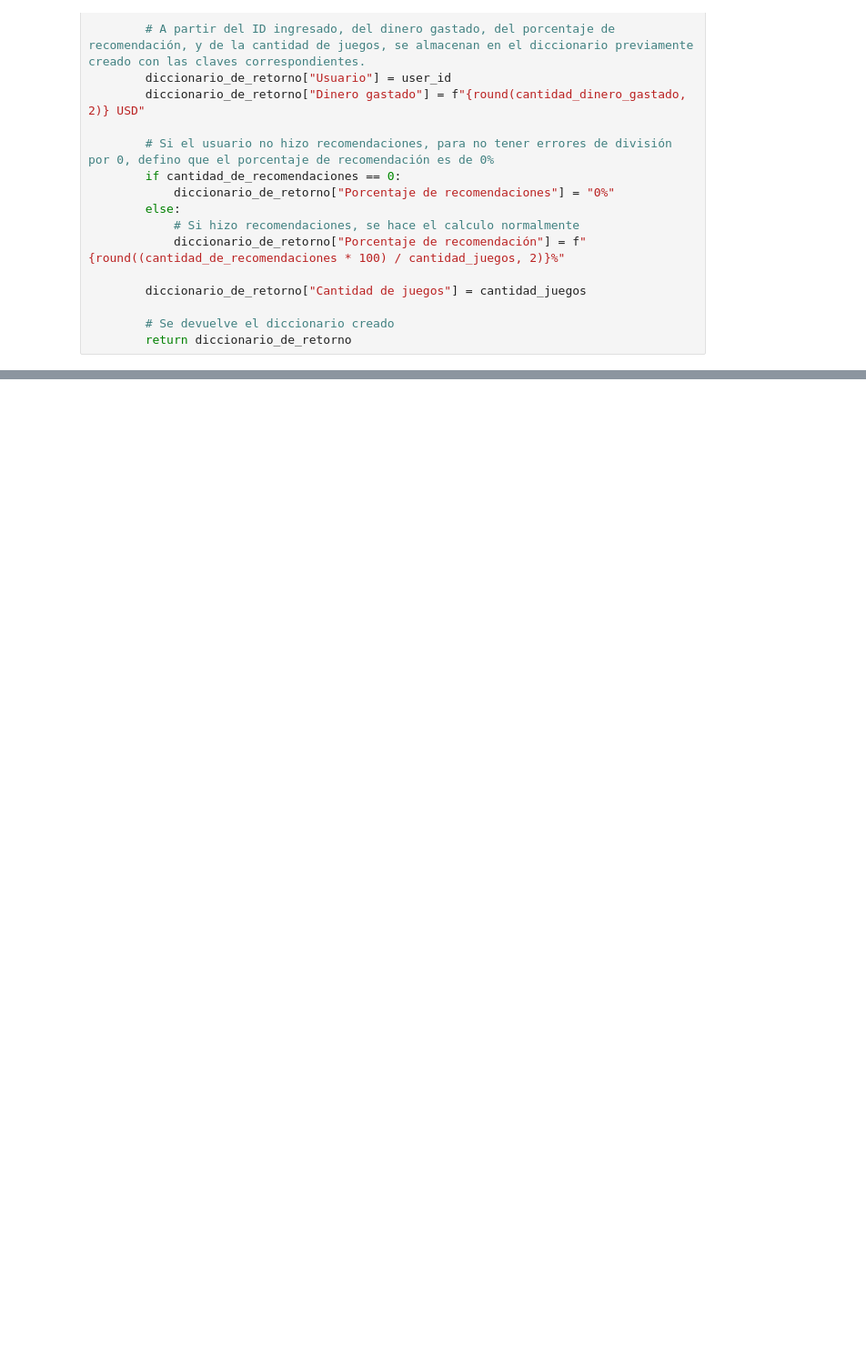
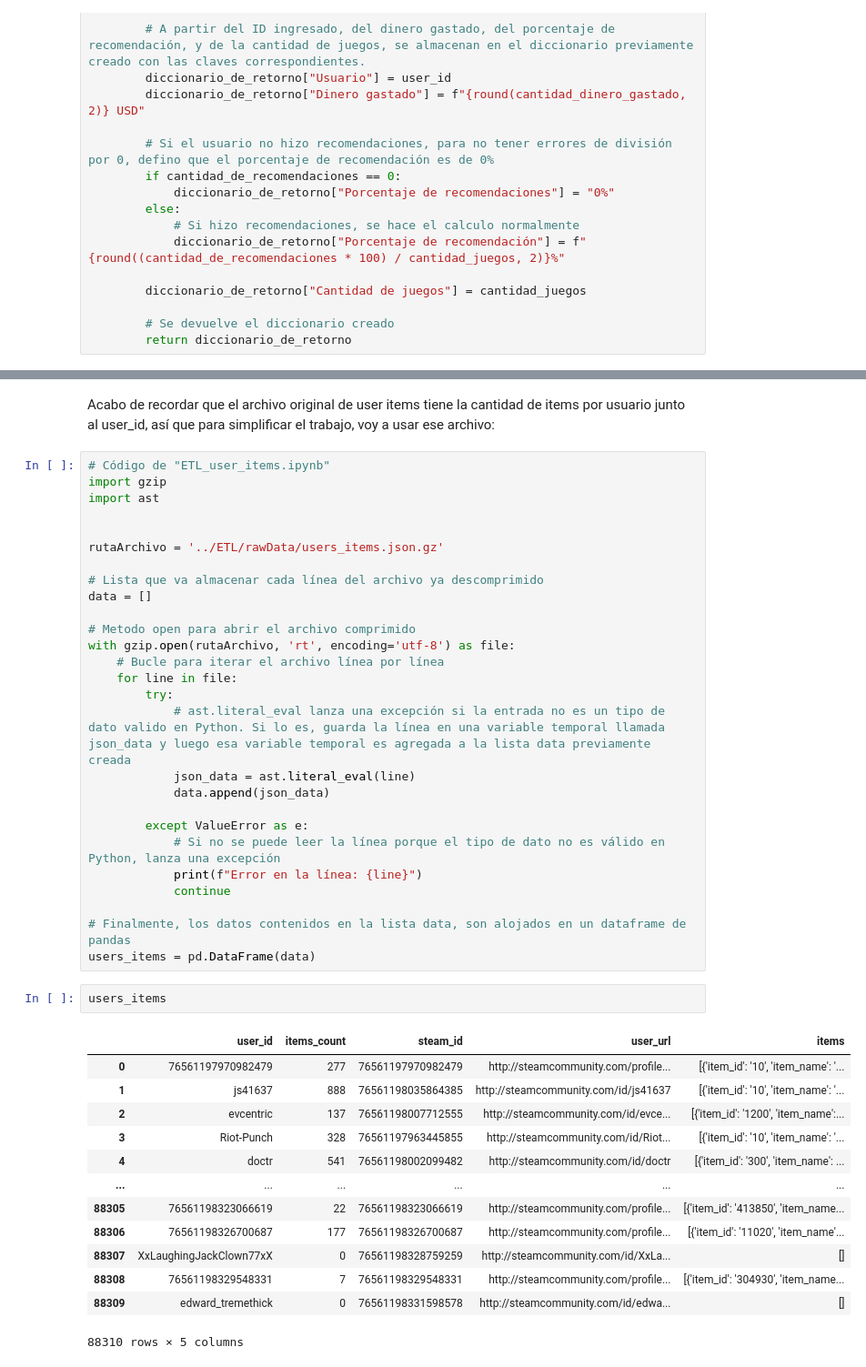
Before and after one commit to Tagliaferro22/steam-games, a Jupyter notebook: endpoints/endpoint_2.ipynb, the cells around one changed output, grey strips where cells are left out. Shown: that part at 91% size. Saved outputs shown, nothing was run; the diff lists cells and outputs as text; blank space fills up the shorter version.

Commit message:
Creando los archivos necesarios para desarrollar el 2º endpoint en el main

```diff
--- a/endpoints/endpoint_2.ipynb
+++ b/endpoints/endpoint_2.ipynb
@@ -461,0 +556,45 @@ def user_data(user_id):
+# %% [markdown]
+Acabo de recordar que el archivo original de user items tiene la cantidad de items por usuario junto al user_id, así que para simplificar el trabajo, voy a usar ese archivo:
+# %%
+# Código de "ETL_user_items.ipynb"
+import gzip
+import ast
+
+
+rutaArchivo = '../ETL/rawData/users_items.json.gz'
+
+# Lista que va almacenar cada línea del archivo ya descomprimido
+data = []
+
+# Metodo open para abrir el archivo comprimido
+with gzip.open(rutaArchivo, 'rt', encoding='utf-8') as file:
+    # Bucle para iterar el archivo línea por línea
+    for line in file:
+        try:
+            # ast.literal_eval lanza una excepción si la entrada no es un tipo de dato valido en Python. Si lo es, guarda la línea en una variable temporal llamada json_data y luego esa variable temporal es agregada a la lista data previamente creada
+            json_data = ast.literal_eval(line)
+            data.append(json_data)
+
+        except ValueError as e:
+            # Si no se puede leer la línea porque el tipo de dato no es válido en Python, lanza una excepción
+            print(f"Error en la línea: {line}")
+            continue
+
+# Finalmente, los datos contenidos en la lista data, son alojados en un dataframe de pandas
+users_items = pd.DataFrame(data)
+# %%
+users_items
+# %% [output]
+|  | user_id | items_count | steam_id | user_url | items |
+| 0 | 76561197970982479 | 277 | 76561197970982479 | http://steamcommunity.com/profile... | [{'item_id': '10', 'item_name': '... |
+| 1 | js41637 | 888 | 76561198035864385 | http://steamcommunity.com/id/js41637 | [{'item_id': '10', 'item_name': '... |
+| 2 | evcentric | 137 | 76561198007712555 | http://steamcommunity.com/id/evce... | [{'item_id': '1200', 'item_name':... |
+| 3 | Riot-Punch | 328 | 76561197963445855 | http://steamcommunity.com/id/Riot... | [{'item_id': '10', 'item_name': '... |
+| 4 | doctr | 541 | 76561198002099482 | http://steamcommunity.com/id/doctr | [{'item_id': '300', 'item_name': ... |
+| ... | ... | ... | ... | ... | ... |
+| 88305 | 76561198323066619 | 22 | 76561198323066619 | http://steamcommunity.com/profile... | [{'item_id': '413850', 'item_name... |
+| 88306 | 76561198326700687 | 177 | 76561198326700687 | http://steamcommunity.com/profile... | [{'item_id': '11020', 'item_name'... |
+| 88307 | XxLaughingJackClown77xX | 0 | 76561198328759259 | http://steamcommunity.com/id/XxLa... | [] |
+| 88308 | 76561198329548331 | 7 | 76561198329548331 | http://steamcommunity.com/profile... | [{'item_id': '304930', 'item_name... |
+| 88309 | edward_tremethick | 0 | 76561198331598578 | http://steamcommunity.com/id/edwa... | [] |
+88310 rows × 5 columns
```
Also changed, not shown: parts of 26 cells of this notebook, 5 other files.
